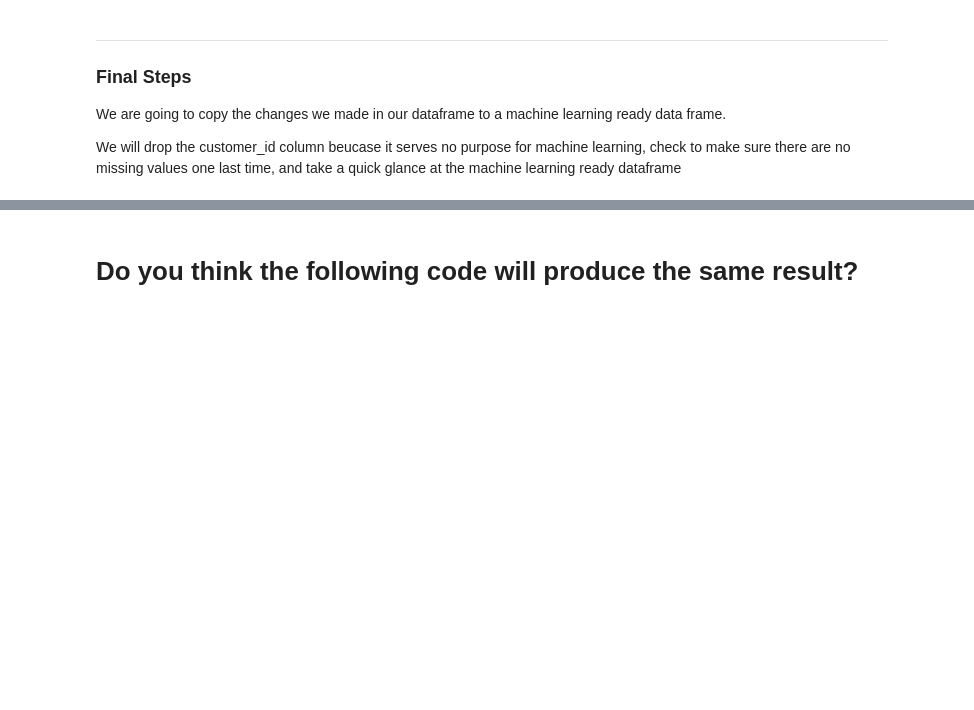
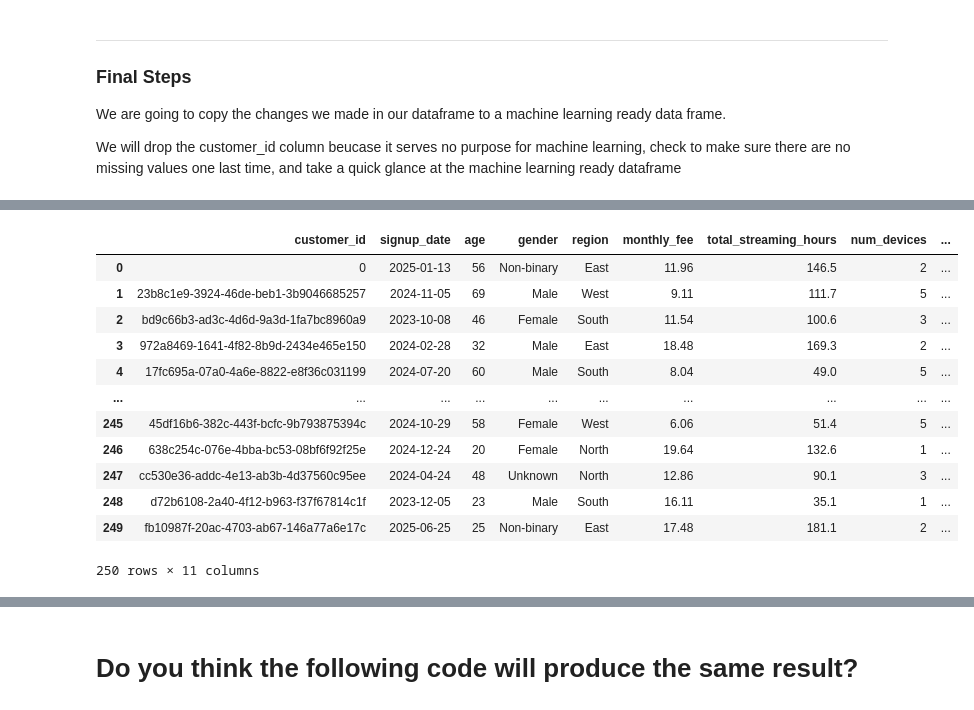
Before and after one commit to Jiaxuan-Peng/IS-4487, a Jupyter notebook: Demos/demo_06_data_cleaning.ipynb, the cells around one changed output, grey strips where cells are left out. Saved outputs shown, nothing was run; the diff lists cells and outputs as text; code cells hidden in the pictures; blank space fills up the shorter version.

```diff
--- a/Demos/demo_06_data_cleaning.ipynb
+++ b/Demos/demo_06_data_cleaning.ipynb
@@ -130,7 +279,7 @@ Ignoring the outliers we have a normal distribution, from here we can mark the o
 We chose to median imputation because using the median is more robust than the mean and wont be as affected by remaining edge cases
 # %%
 # Filter out ages less than 18 or greater than 120
-df.loc[(df['age'] < 0) | (df['age'] > 120), 'age'] = np.nan
+df.loc[(df['age'] < 0) | (df['age'] > 130), 'age'] = np.nan
 
 # Step 2: Impute all NaN ages with median
 df['age'] = df['age'].fillna(df['age'].median()).round().astype(int)
@@ -199,3 +436,5 @@ df['plan_type'].isnull().sum()
 We are going to copy the changes we made in our dataframe to a machine learning ready data frame.
 
 We will drop the customer_id column beucase it serves no purpose for machine learning, check to make sure there are no missing values one last time, and take a quick glance at the machine learning ready dataframe
+# %%
+df["customer_id"][0] = 0
@@ -202,3 +456,19 @@ We will drop the customer_id column beucase it serves no purpose for machine lea
+# %%
+df
+# %% [output]
+|  | customer_id | signup_date | age | gender | region | monthly_fee | total_streaming_hours | num_devices | ... |
+| 0 | 0 | 2025-01-13 | 56 | Non-binary | East | 11.96 | 146.5 | 2 | ... |
+| 1 | 23b8c1e9-3924-46de-beb1-3b9046685257 | 2024-11-05 | 69 | Male | West | 9.11 | 111.7 | 5 | ... |
+| 2 | bd9c66b3-ad3c-4d6d-9a3d-1fa7bc8960a9 | 2023-10-08 | 46 | Female | South | 11.54 | 100.6 | 3 | ... |
+| 3 | 972a8469-1641-4f82-8b9d-2434e465e150 | 2024-02-28 | 32 | Male | East | 18.48 | 169.3 | 2 | ... |
+| 4 | 17fc695a-07a0-4a6e-8822-e8f36c031199 | 2024-07-20 | 60 | Male | South | 8.04 | 49.0 | 5 | ... |
+| ... | ... | ... | ... | ... | ... | ... | ... | ... | ... |
+| 245 | 45df16b6-382c-443f-bcfc-9b793875394c | 2024-10-29 | 58 | Female | West | 6.06 | 51.4 | 5 | ... |
+| 246 | 638c254c-076e-4bba-bc53-08bf6f92f25e | 2024-12-24 | 20 | Female | North | 19.64 | 132.6 | 1 | ... |
+| 247 | cc530e36-addc-4e13-ab3b-4d37560c95ee | 2024-04-24 | 48 | Unknown | North | 12.86 | 90.1 | 3 | ... |
+| 248 | d72b6108-2a40-4f12-b963-f37f67814c1f | 2023-12-05 | 23 | Male | South | 16.11 | 35.1 | 1 | ... |
+| 249 | fb10987f-20ac-4703-ab67-146a77a6e17c | 2025-06-25 | 25 | Non-binary | East | 17.48 | 181.1 | 2 | ... |
+250 rows × 11 columns
 # %%
 # Make a copy for ML
 df_ML_ready = df.copy()
```
Also changed, not shown: parts of 38 cells of this notebook.
